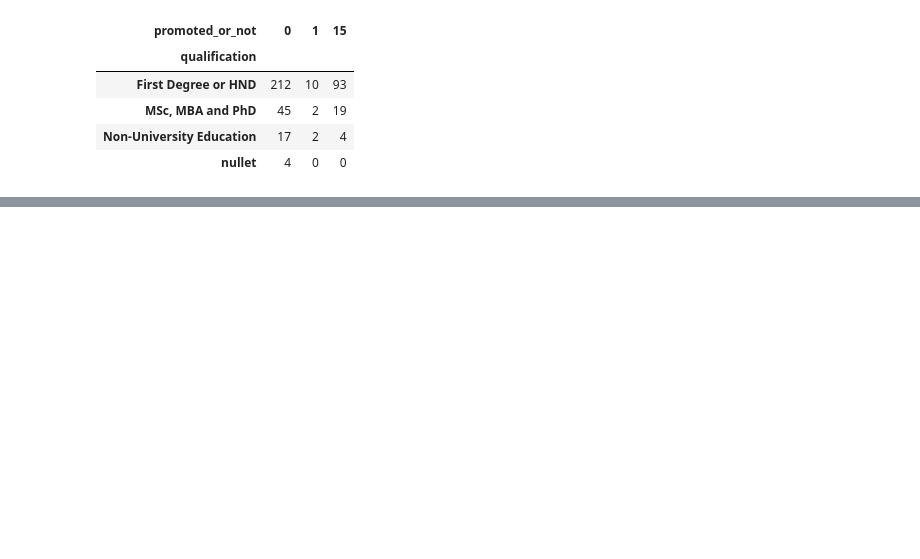
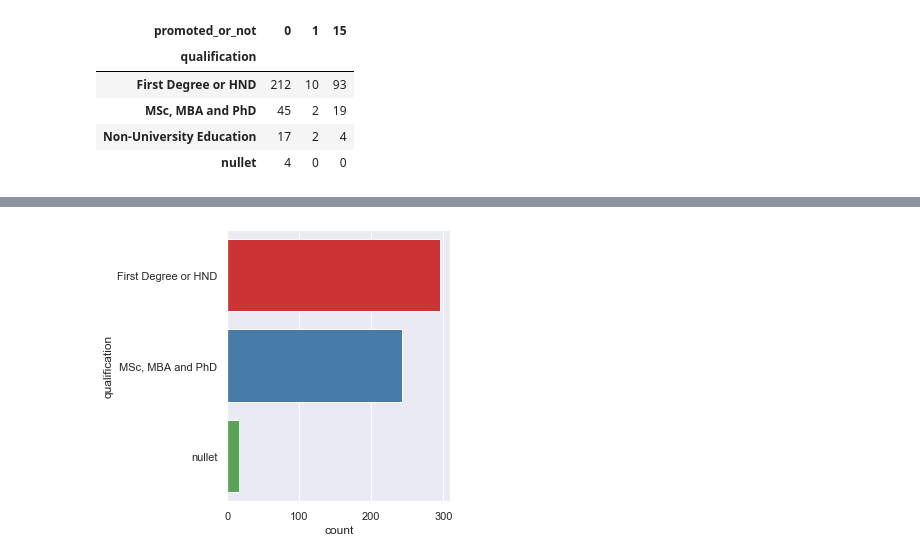
Before and after one commit to Xx1235/DSN-Staff-Promotion-Algorithm, a Jupyter notebook: dsn_yakubu.ipynb, the cells around one changed output, grey strips where cells are left out. Cells and saved outputs as stored; diff of their text form; code cells hidden in the pictures; blank space fills up the shorter version.

```diff
--- a/dsn_yakubu.ipynb
+++ b/dsn_yakubu.ipynb
@@ -429,0 +441,6 @@ class Series(pandas.core.base.IndexOpsMixin, pandas.core.generic.NDFrame)
+# %%
+
+sns.set(rc={'figure.figsize':(4,5)})
+ax = sns.countplot(y="qualification", data=rese_agency, palette="Set1")
+# %% [output]
+[figure, added]
```
Also changed, not shown: parts of 31 cells of this notebook, 1 other file.
